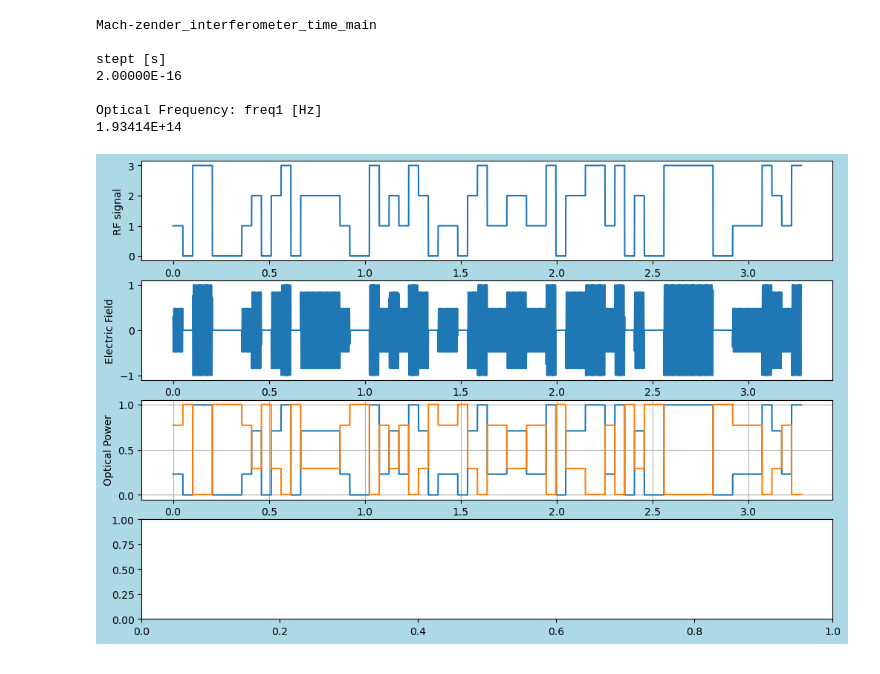
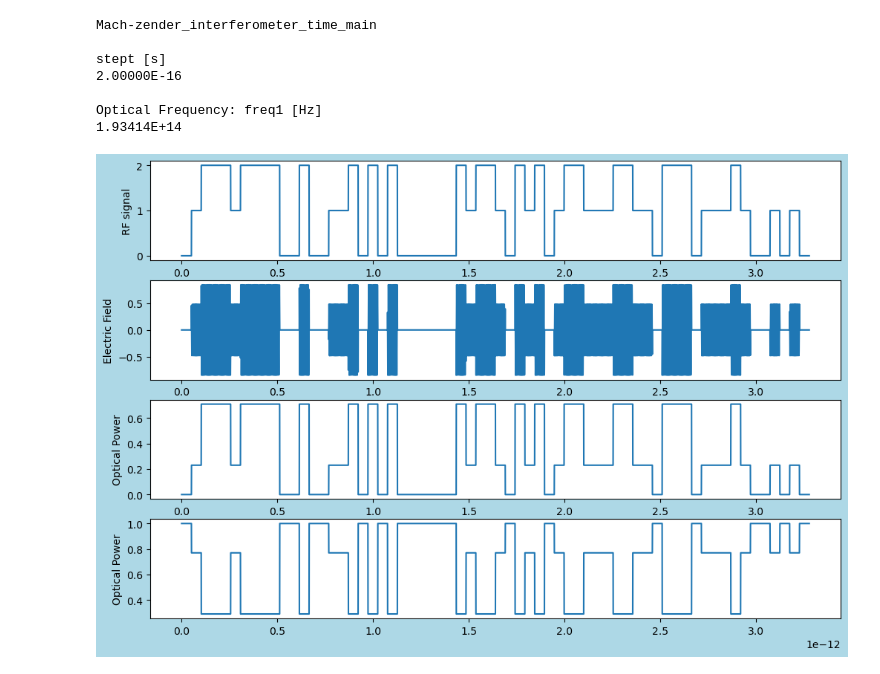
Before and after one commit to tacticstactics/mach-zender_interferometer, a Jupyter notebook: time/mach_zender_interferometer_time_random.ipynb, the cells around one changed output. Drawn from its saved outputs; the diff is of its cells as text; code cells hidden in the pictures.

```diff
--- a/time/mach_zender_interferometer_time_random.ipynb
+++ b/time/mach_zender_interferometer_time_random.ipynb
@@ -94,13 +94,14 @@ while b[i]<np.size(prbs1):
     i=i+1
 #----
 
-amp_prbs = 1
+
 # Pseudo Random multilevel Digital signal, type 2
+amp_prbs2 = 1
 numberofpointspersinal = 2 ** 6
 repetitions1 = samplerate / numberofpointspersinal
 
-rand_int1 = np.random.randint(0, 4, numberofpointspersinal) # 0 or 1
-prbs2 = amp_prbs * np.repeat(rand_int1, repetitions1)
+rand_int2 = np.random.randint(0, 3, numberofpointspersinal) # 0 or 1
+prbs2 = amp_prbs2 * np.repeat(rand_int2, repetitions1)
 #prbs2 = np.repeat([0,1,0,1,1,0,1,0], repetitions1)
 
 
@@ -165,38 +166,39 @@ for ii in range(samplerate):
 
 
     Eout_port_2 = Ein6[1,0]
     Eout_port2col[ii] = Eout_port_2
 
     power_22 = (np.abs(Eout_port_2))**2
     P2_powercol[ii] = power_22
 
 
 fig = plt.figure(figsize = (12,8), facecolor='lightblue')
 
-ax1 = fig.add_subplot(3, 1, 1)
-ax2 = fig.add_subplot(3, 1, 2)
-ax3 = fig.add_subplot(3, 1, 3)
+ax1 = fig.add_subplot(4, 1, 1)
+ax2 = fig.add_subplot(4, 1, 2)
+ax3 = fig.add_subplot(4, 1, 3)
+ax4 = fig.add_subplot(4, 1, 4)
 
 ax1.plot(tcol,signalcol, "-")
 ax1.set_ylabel("RF signal")
 #ax1.set_ylim(-3,3)
 
 ax2.plot(tcol,np.real(Eout_port1col))
 ax2.set_ylabel("Electric Field")
 
-ax3.plot(tcol,P1_powercol,"-", tcol,P2_powercol, "-")
+ax3.plot(tcol,P1_powercol,"-")
+ax3.set_ylabel("Optical Power")
 
-ax3.set_ylabel("Optical Power")
-#ax3.set_ylim(0,1.1)
-ax3.grid()
+ax4.plot(tcol,P2_powercol, "-")
+ax4.set_ylabel("Optical Power")
 
 plt.show()
 # %% [output]
 Mach-zender_interferometer_time_main
 
 stept [s]
 2.00000E-16
 
 Optical Frequency: freq1 [Hz]
 1.93414E+14
-[figure, old version]
+[figure, new version]
```
Also changed, not shown: 1 other file.
